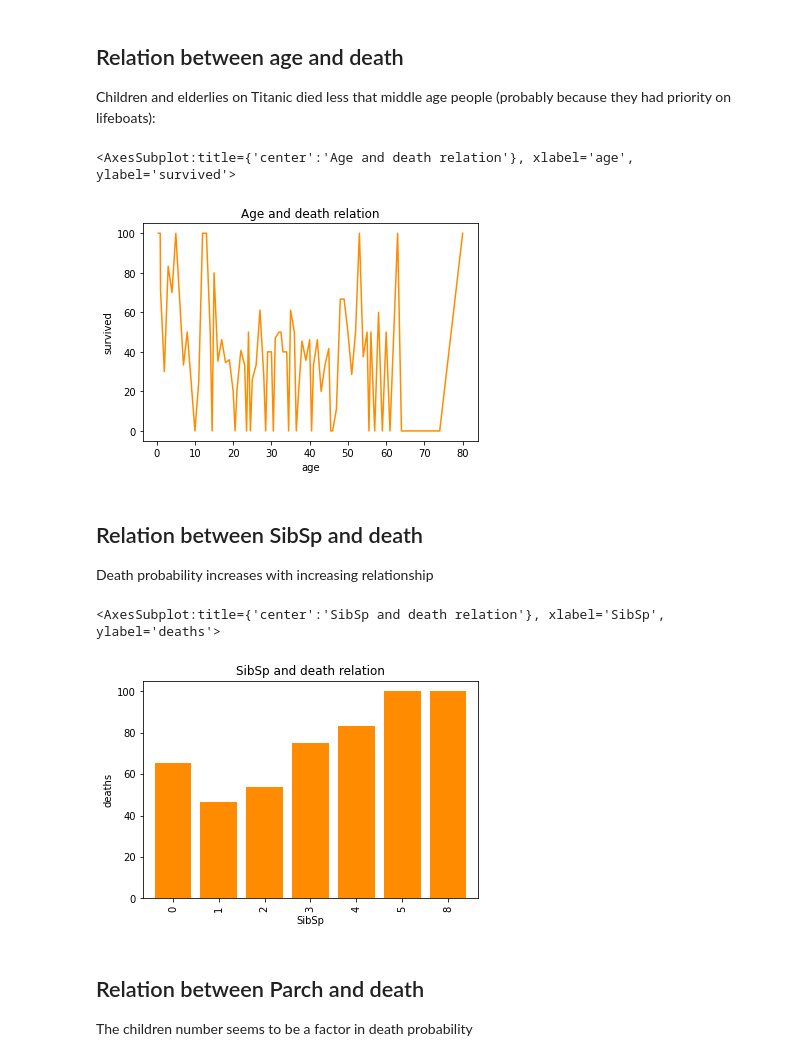
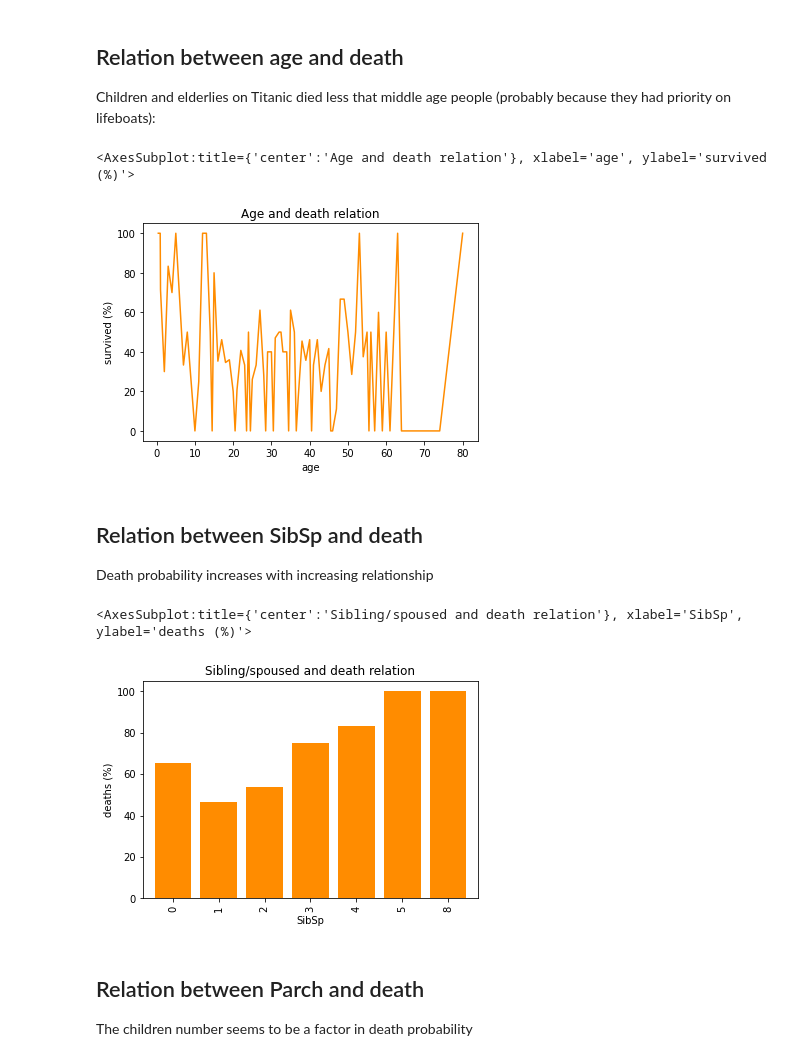
Before and after one commit to Fedege98/TitanicKaggle, a Jupyter notebook: titanicchallenge-enrico.ipynb, the cells around one changed output. Cells and saved outputs as stored; diff of their text form; code cells hidden in the pictures.

```diff
--- a/titanicchallenge-enrico.ipynb
+++ b/titanicchallenge-enrico.ipynb
@@ -139,19 +139,19 @@ sex_scheme.plot(kind='bar', color='darkorange', width = 0.4, title='Sex and deat
 Children and elderlies on Titanic died less that middle age people (probably because they had priority on lifeboats):
 # %%
 age_scheme = clean_training_set.groupby('Age')['Survived'].mean()*100
-age_scheme.plot(kind='line', color='darkorange', title='Age and death relation', ylabel='survived', xlabel='age')
+age_scheme.plot(kind='line', color='darkorange', title='Age and death relation', ylabel='survived (%)', xlabel='age')
 # %% [output]
-<AxesSubplot:title={'center':'Age and death relation'}, xlabel='age', ylabel='survived'>
+<AxesSubplot:title={'center':'Age and death relation'}, xlabel='age', ylabel='survived (%)'>
-[figure, old version]
+[figure, new version]
 # %% [markdown]
 ## Relation between SibSp and death
 Death probability increases with increasing relationship
 # %%
 sibsp_scheme = clean_training_set.groupby('SibSp')['Survived'].apply(lambda x: (x==0).mean()*100)
-sibsp_scheme.plot(kind='bar', color='darkorange', width = 0.8, title='SibSp and death relation', ylabel='deaths', xlabel='SibSp')
+sibsp_scheme.plot(kind='bar', color='darkorange', width = 0.8, title='Sibling/spoused and death relation', ylabel='deaths (%)', xlabel='SibSp')
 # %% [output]
-<AxesSubplot:title={'center':'SibSp and death relation'}, xlabel='SibSp', ylabel='deaths'>
+<AxesSubplot:title={'center':'Sibling/spoused and death relation'}, xlabel='SibSp', ylabel='deaths (%)'>
-[figure, old version]
+[figure, new version]
 # %% [markdown]
 ## Relation between Parch and death
 The children number seems to be a factor in death probability
```
Also changed, not shown: parts of 12 cells of this notebook.
